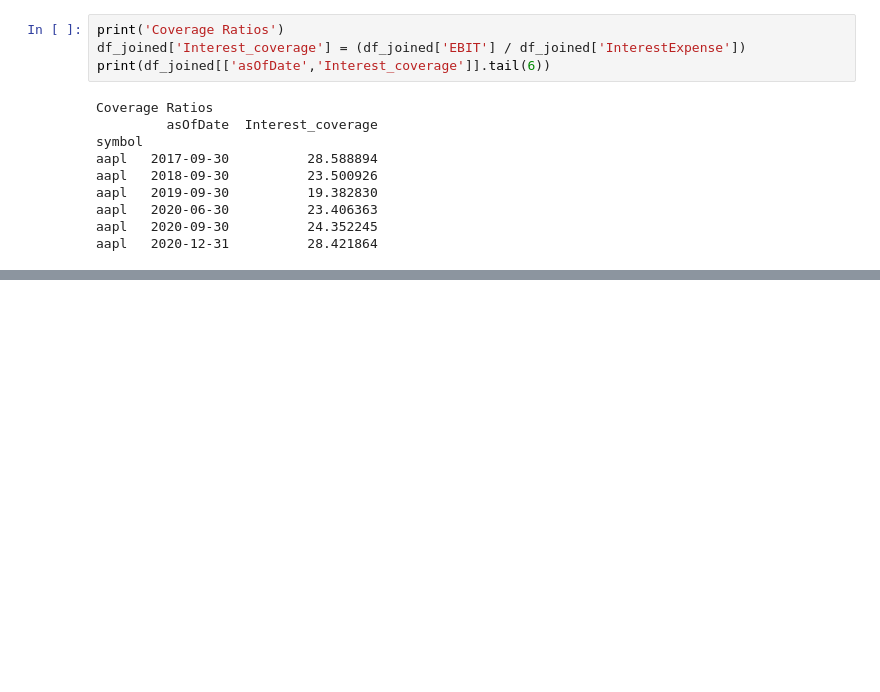
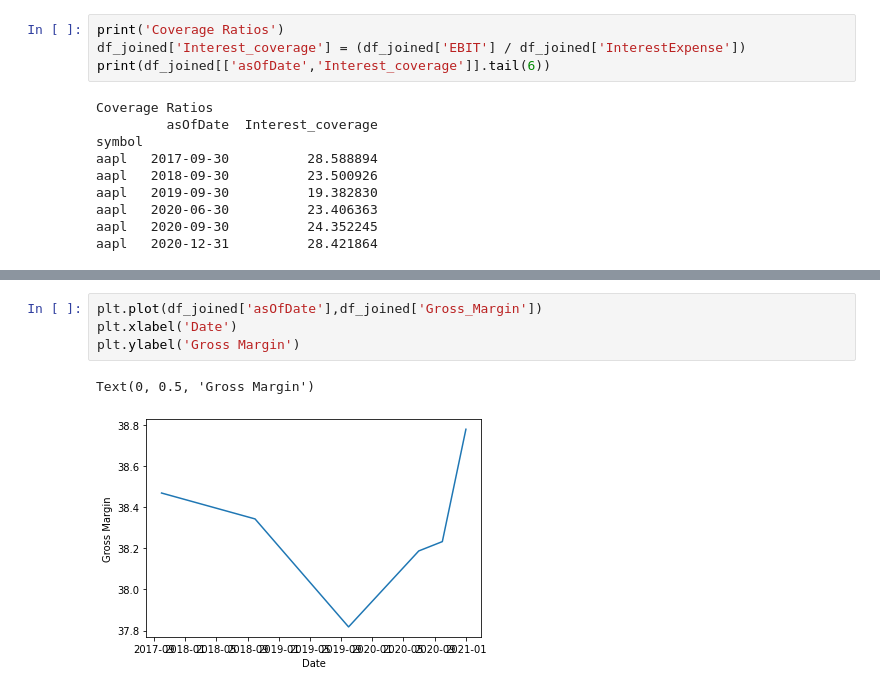
Before and after one commit to robinsonmatt54/Ratio_yahoo_fin, a Jupyter notebook: ratio.ipynb, the cells around one changed output, grey strips where cells are left out. Saved outputs shown, nothing was run; the diff lists cells and outputs as text; blank space fills up the shorter version.

```diff
--- a/ratio.ipynb
+++ b/ratio.ipynb
@@ -240,0 +281,7 @@ aapl   2020-09-30       1.363604    0.360710
+# %%
+plt.plot(df_joined['asOfDate'],df_joined['Gross_Margin'])
+plt.xlabel('Date')
+plt.ylabel('Gross Margin')
+# %% [output]
+Text(0, 0.5, 'Gross Margin')
+[figure, added]
```
Also changed, not shown: parts of 19 cells of this notebook.
